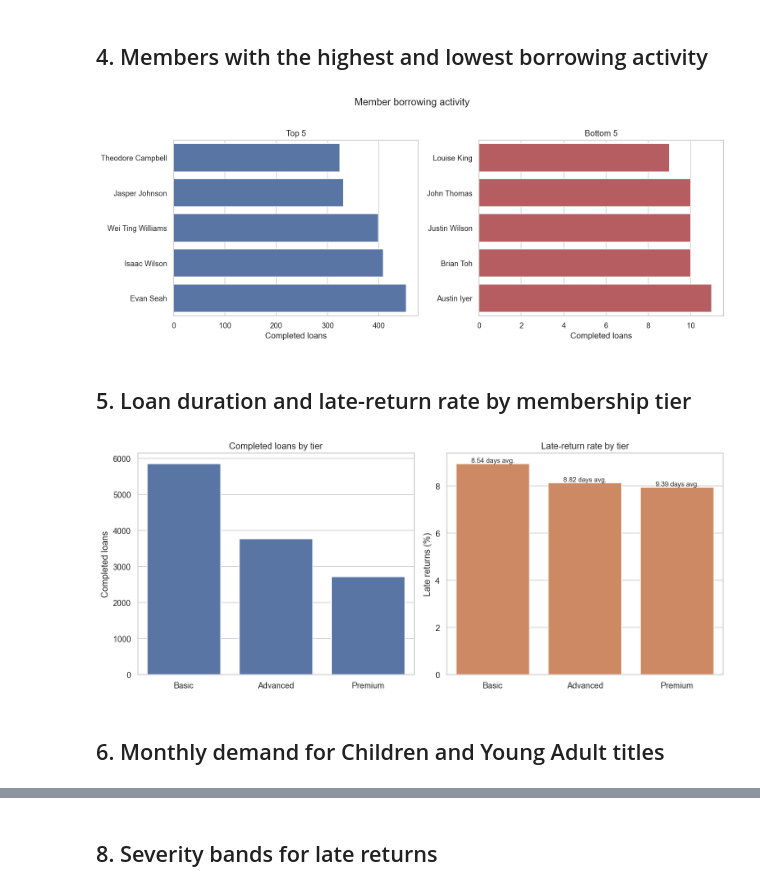
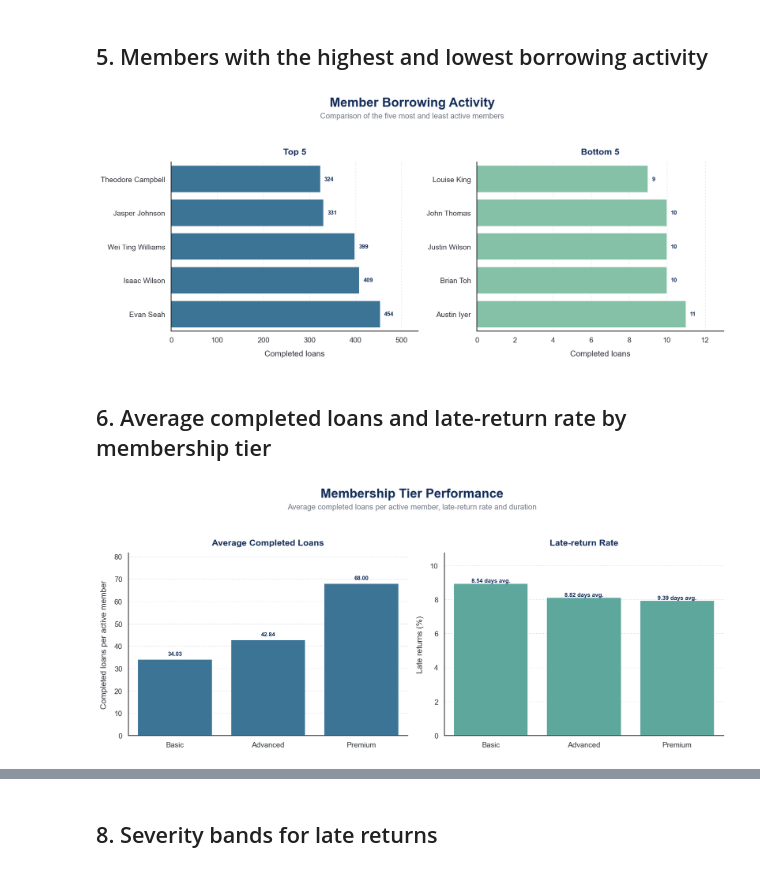
Before and after one commit to pufferfish3e/data-engineering-ca2, a Jupyter notebook: analysis/dw_insights_graphs.ipynb, the cells around one changed output, grey strips where cells are left out. Drawn from its saved outputs; the diff is of its cells as text; code cells hidden in the pictures.

```diff
--- a/analysis/dw_insights_graphs.ipynb
+++ b/analysis/dw_insights_graphs.ipynb
@@ -122,0 +222,24 @@ plt.show()
+# %%
+season_plot = seasonal.sort_values(['Genre', 'Month'])
+fig, ax = plt.subplots(figsize=(13, 6))
+genre_names = list(season_plot['Genre'].drop_duplicates())
+genre_colours = dict(zip(genre_names, [PALETTE[2], NAVY]))
+sns.lineplot(data=season_plot, x='MonthName', y='TotalLoans', hue='Genre',
+             marker='o', markersize=7, linewidth=2.5, palette=genre_colours, ax=ax)
+for genre_name, group in season_plot.groupby('Genre', observed=True):
+    peak = group.loc[group['TotalLoans'].idxmax()]
+    ax.annotate(f"{int(peak['TotalLoans']):,}",
+                (peak['MonthName'], peak['TotalLoans']), xytext=(0, 9),
+                textcoords='offset points', ha='center', fontsize=9,
+                fontweight='bold', color=NAVY)
+style_chart(ax, 'Monthly Demand for Youth-Focused Genres',
+            'Completed Children and Young Adult loans by month',
+            xlabel='Borrow month', ylabel='Completed loans')
+ax.tick_params(axis='x', rotation=25)
+ax.margins(y=0.15)
+handles, labels = ax.get_legend_handles_labels()
+ax.get_legend().remove()
+fig.legend(handles, labels, ncol=2, frameon=False, loc='lower center',
+           bbox_to_anchor=(0.5, 0.01))
+fig.tight_layout(rect=[0, 0.12, 1, 1])
+plt.show()
@@ -123,30 +248,46 @@ plt.show()
 # %% [markdown]
-## 4. Members with the highest and lowest borrowing activity
+## 5. Members with the highest and lowest borrowing activity
 # %%
-fig, axes = plt.subplots(1, 2, figsize=(13, 5), sharex=False)
-for ax, group, colour in zip(axes, ['Top 5', 'Bottom 5'], ['#4C72B0', '#C44E52']):
+fig, axes = plt.subplots(1, 2, figsize=(14, 6), sharex=False)
+for ax, group, colour in zip(axes, ['Top 5', 'Bottom 5'], [PALETTE[4], PALETTE[1]]):
     subset = member_activity[member_activity['Grp'] == group].sort_values('TotalLoans')
     sns.barplot(data=subset, x='TotalLoans', y='Name', color=colour, ax=ax)
-    ax.set(title=group, xlabel='Completed loans', ylabel='')
-fig.suptitle('Member borrowing activity', y=1.02)
-fig.tight_layout()
+    for bar in ax.patches:
+        ax.annotate(f'{bar.get_width():,.0f}',
+                    (bar.get_width(), bar.get_y() + bar.get_height() / 2),
+                    xytext=(6, 0), textcoords='offset points', va='center',
+                    fontsize=9, fontweight='bold', color=NAVY)
+    style_panel(ax, group, xlabel='Completed loans', grid_axis='x')
+    ax.margins(x=0.18)
+add_figure_heading(fig, 'Member Borrowing Activity',
+                   'Comparison of the five most and least active members')
+fig.tight_layout(rect=[0, 0, 1, 0.90])
 plt.show()
 # %% [output]
-[figure, old version]
+[figure, new version]
 # %% [markdown]
-## 5. Loan duration and late-return rate by membership tier
+## 6. Average completed loans and late-return rate by membership tier
 # %%
-fig, axes = plt.subplots(1, 2, figsize=(12, 5))
-sns.barplot(data=tier, x='TierName', y='TotalLoans', color='#4C72B0', ax=axes[0])
-axes[0].set(title='Completed loans by tier', xlabel='', ylabel='Completed loans')
-sns.barplot(data=tier, x='TierName', y='LatePct', color='#DD8452', ax=axes[1])
+fig, axes = plt.subplots(1, 2, figsize=(14, 6))
+sns.barplot(data=tier, x='TierName', y='AvgCompletedLoans', color=PALETTE[4], ax=axes[0])
+for bar in axes[0].patches:
+    axes[0].annotate(f'{bar.get_height():,.2f}',
+                     (bar.get_x() + bar.get_width() / 2, bar.get_height()),
+                     xytext=(0, 6), textcoords='offset points', ha='center',
+                     fontsize=9, fontweight='bold', color=NAVY)
+style_panel(axes[0], 'Average Completed Loans',
+            ylabel='Completed loans per active member', grid_axis='y')
+sns.barplot(data=tier, x='TierName', y='LatePct', color=PALETTE[2], ax=axes[1])
 for bar, duration in zip(axes[1].patches, tier['AvgDurationDays']):
     axes[1].annotate(f'{duration:.2f} days avg.', (bar.get_x() + bar.get_width()/2, bar.get_height()),
-                     ha='center', va='bottom', fontsize=9)
-axes[1].set(title='Late-return rate by tier', xlabel='', ylabel='Late returns (%)')
-fig.tight_layout()
+                     ha='center', va='bottom', fontsize=9,
+                     fontweight='bold', color=NAVY)
+style_panel(axes[1], 'Late-return Rate', ylabel='Late returns (%)', grid_axis='y')
+for ax in axes:
+    ax.margins(y=0.20)
+add_figure_heading(fig, 'Membership Tier Performance',
+                   'Average completed loans per active member, late-return rate and duration')
+fig.tight_layout(rect=[0, 0, 1, 0.90])
 plt.show()
 # %% [output]
-[figure, old version]
+[figure, new version]
-# %% [markdown]
-## 6. Monthly demand for Children and Young Adult titles
```
Also changed, not shown: parts of 20 cells of this notebook, 7 other files.
